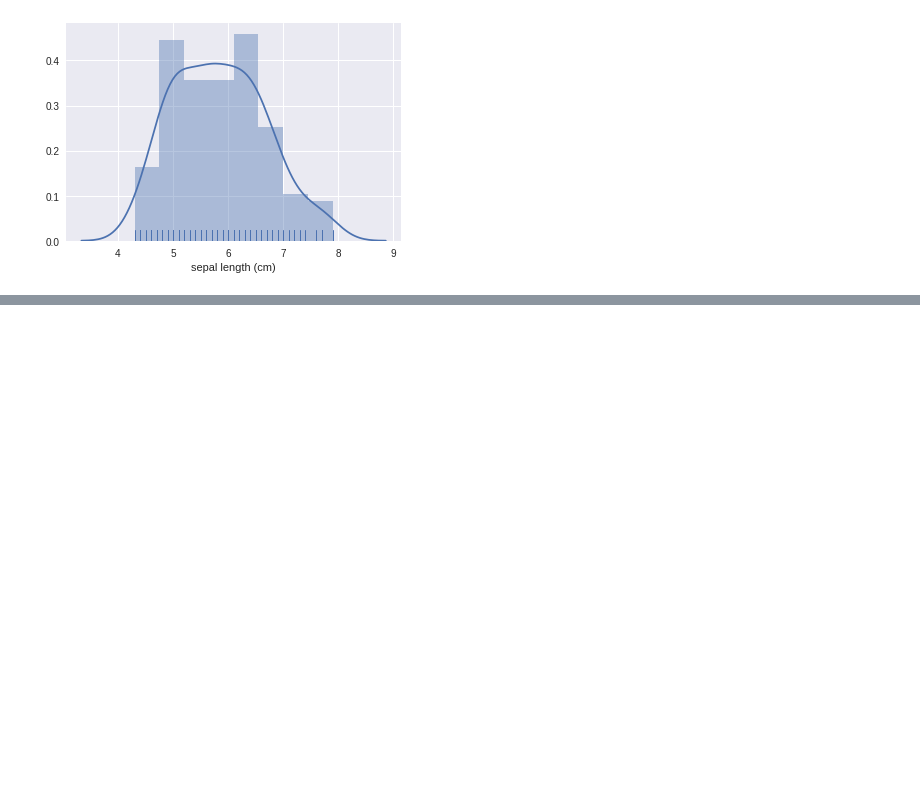
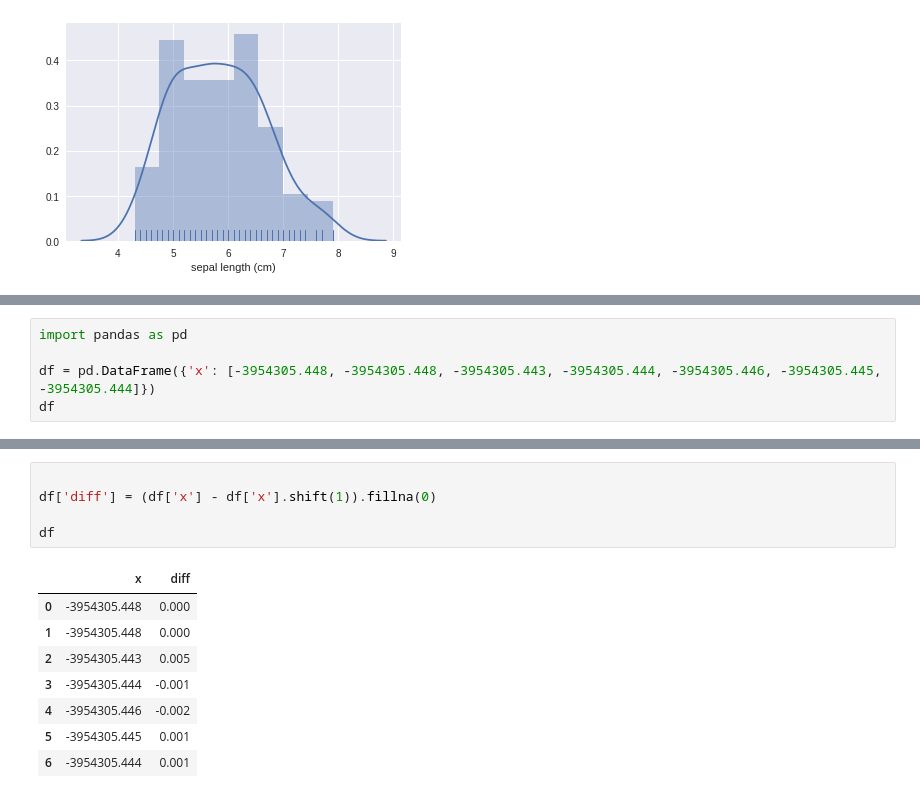
Before and after one commit to RXV06021/basicPy, a Jupyter notebook: basicPandas.ipynb, the cells around one changed output, grey strips where cells are left out. Saved outputs shown, nothing was run; the diff lists cells and outputs as text; blank space fills up the shorter version.

```diff
--- a/basicPandas.ipynb
+++ b/basicPandas.ipynb
@@ -230,0 +241,5 @@ sns.distplot(df["sepal length (cm)"], rug=True,)
+# %%
+import pandas as pd
+
+df = pd.DataFrame({'x': [-3954305.448, -3954305.448, -3954305.443, -3954305.444, -3954305.446, -3954305.445, -3954305.444]})
+df
@@ -230,0 +255,14 @@ sns.distplot(df["sepal length (cm)"], rug=True,)
+# %%
+
+df['diff'] = (df['x'] - df['x'].shift(1)).fillna(0)
+
+df
+# %% [output]
+|  | x | diff |
+| 0 | -3954305.448 | 0.000 |
+| 1 | -3954305.448 | 0.000 |
+| 2 | -3954305.443 | 0.005 |
+| 3 | -3954305.444 | -0.001 |
+| 4 | -3954305.446 | -0.002 |
+| 5 | -3954305.445 | 0.001 |
+| 6 | -3954305.444 | 0.001 |
```
Also changed, not shown: parts of 2 cells of this notebook.
